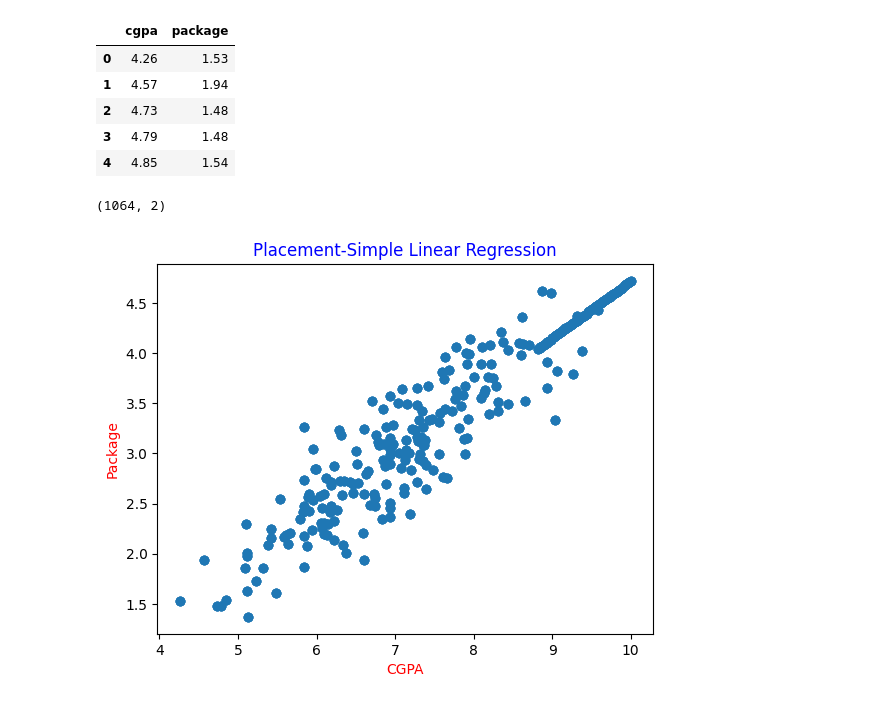
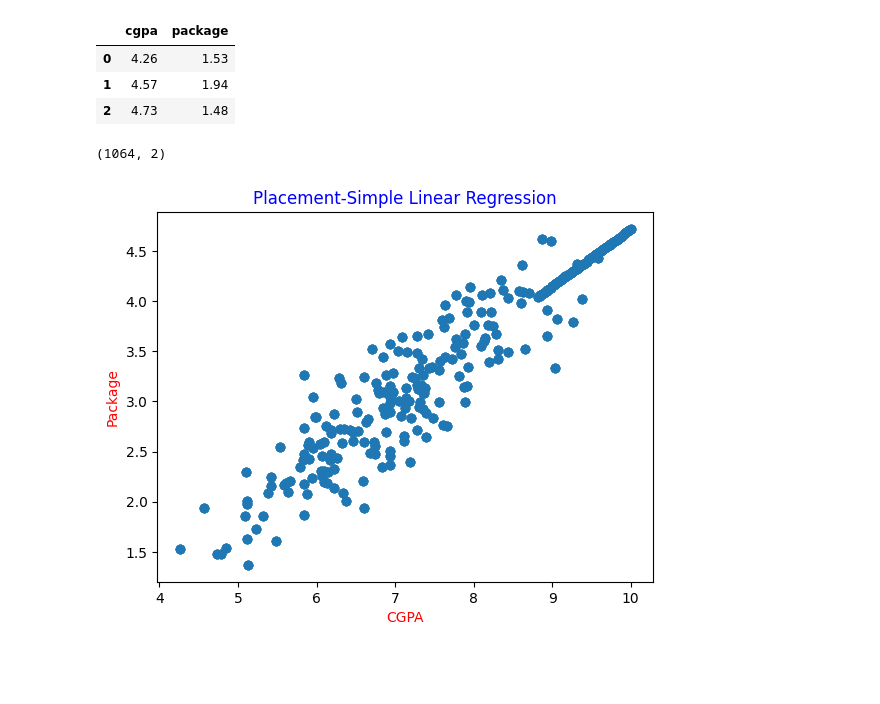
Before and after one commit to Kirti20kolekar/Algorithms-Machine-Learning, a Jupyter notebook: LinearRegression.ipynb, the cells around one changed output. Drawn from its saved outputs; the diff is of its cells as text; code cells hidden in the pictures; blank space fills up the shorter version.

```diff
--- a/LinearRegression.ipynb
+++ b/LinearRegression.ipynb
@@ -5,14 +5,12 @@ import matplotlib.pyplot as plt
 # %%
 df = pd.read_csv(r'D:\Machine Learning\Supervised ML\Linear Regression\placement.csv')
 # %%
-df.head()
+df.head(3)
 # %% [output]
 |  | cgpa | package |
 | 0 | 4.26 | 1.53 |
 | 1 | 4.57 | 1.94 |
 | 2 | 4.73 | 1.48 |
-| 3 | 4.79 | 1.48 |
-| 4 | 4.85 | 1.54 |
 # %%
 df.shape
 # %% [output]
```
